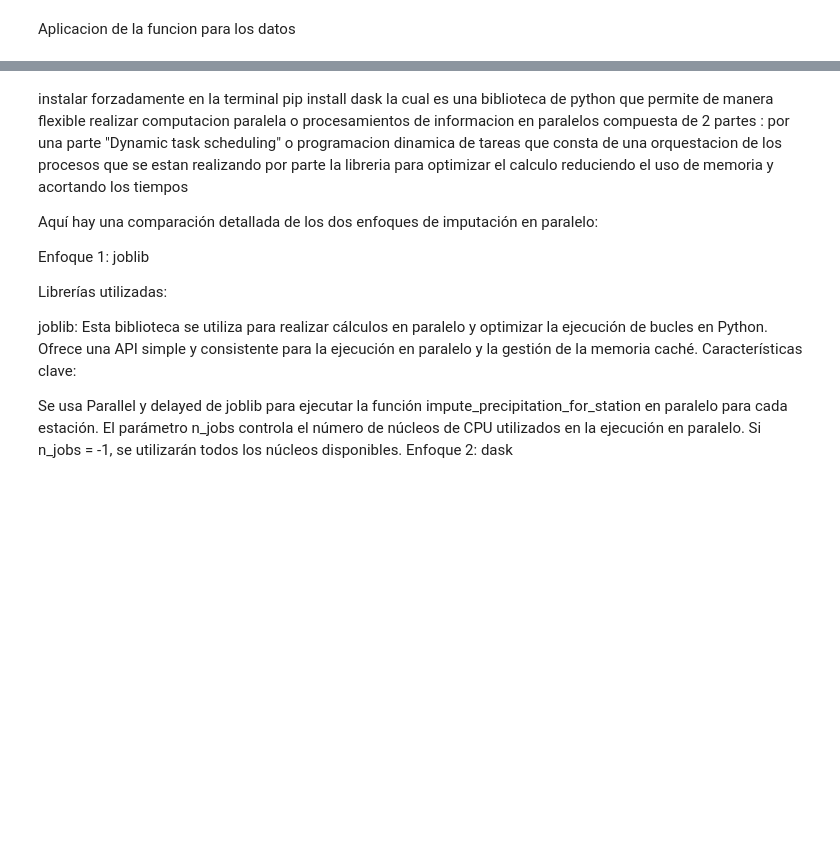
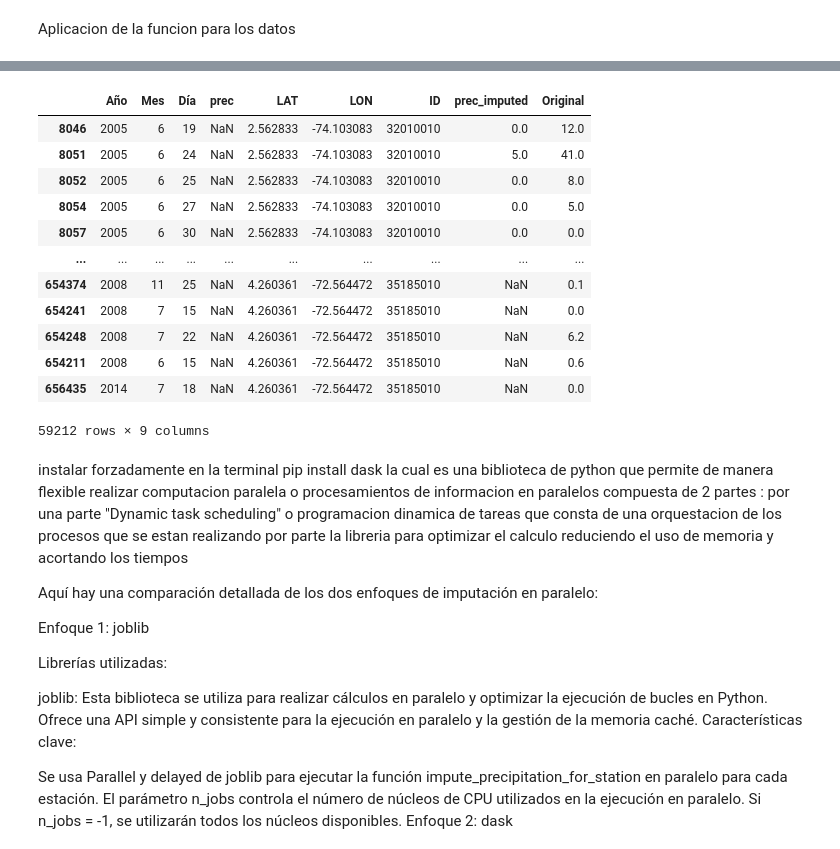
Before and after one commit to Ronaldoh99/Proyecto_mod_precipitacion, a Jupyter notebook: Codigos de Python/NoteNook_model_KNN.ipynb, the cells around one changed output, grey strips where cells are left out. Saved outputs shown, nothing was run; the diff lists cells and outputs as text; code cells hidden in the pictures; blank space fills up the shorter version.

```diff
--- a/Codigos de Python/NoteNook_model_KNN.ipynb
+++ b/Codigos de Python/NoteNook_model_KNN.ipynb
@@ -603,7 +664,7 @@ Si n_jobs=-1, se utilizarán todos los núcleos disponibles en tu computadora.
 El parámetro n_jobs controla el número de procesos en paralelo. Si n_jobs=-1,
 se utilizarán todos los núcleos disponibles en tu computadora.
 # %%
-def impute_precipitation_parallel(data, n_jobs=5):
+def impute_precipitation_parallel(data, n_jobs=-1):
     stations = data['ID'].unique()
     results = Parallel(n_jobs=n_jobs)(
         delayed(impute_precipitation_for_station)(data[data['ID'] == station]) for station in stations
@@ -615,2 +750,4 @@ data['Date'] = pd.to_datetime(data['Date'])
+# %%
+df_sin_original['ID'] = data['ID']
 # %% [markdown]
 Aplicacion de la funcion para los datos
@@ -616,0 +845,36 @@ Aplicacion de la funcion para los datos
+# %%
+from sklearn.impute import KNNImputer
+from joblib import Parallel, delayed
+import pandas as pd
+import numpy as np
+
+def impute_precipitation_for_station(station_data, n_neighbors=5):
+    # Asegúrate de que solo estás trabajando con las columnas relevantes
+    variables = ['Año', 'Mes', 'Día', 'LAT', 'LON', 'prec']
+    station_data = station_data[variables].copy()
+
+    # Imputación con KNN
+    imputer = KNNImputer(n_neighbors=n_neighbors)
+    station_data_imputed = imputer.fit_transform(station_data)
+
+    # Convertir los resultados imputados a un DataFrame y asignar nombres de columnas
+    station_data_imputed_df = pd.DataFrame(station_data_imputed, columns=variables)
+
+    return station_data_imputed_df
+
+def impute_precipitation_parallel(data, n_jobs=-1):
+    # Obtiene los IDs únicos de las estaciones
+    stations = data['ID'].unique()
+
+    # Proceso en paralelo para cada estación
+    results = Parallel(n_jobs=n_jobs)(
+        delayed(impute_precipitation_for_station)(data[data['ID'] == station], n_neighbors=5) for station in stations
+    )
+
+    # Concatena los resultados
+    imputed_data = pd.concat(results, ignore_index=True)
+
+    return imputed_data
+
+# Aplica la imputación en paralelo
+imputed_data = impute_precipitation_parallel(df_sin_original)
@@ -617,4 +922,4 @@ Aplicacion de la funcion para los datos
 # %%
-imputed_data = impute_precipitation_parallel(data)
+imputed_data = impute_precipitation_parallel(df_sin_original)
 print(imputed_data)
 # %% [output]
@@ -662,3 +1035,20 @@ memory usage: 30.0 MB
+# %%
+soloNAn=na_rows = imputed_data[imputed_data['prec'].isna()]
+soloNAn
+# %% [output]
+|  | Año | Mes | Día | prec | LAT | LON | ID | prec_imputed | Original |
+| 8046 | 2005 | 6 | 19 | NaN | 2.562833 | -74.103083 | 32010010 | 0.0 | 12.0 |
+| 8051 | 2005 | 6 | 24 | NaN | 2.562833 | -74.103083 | 32010010 | 5.0 | 41.0 |
+| 8052 | 2005 | 6 | 25 | NaN | 2.562833 | -74.103083 | 32010010 | 0.0 | 8.0 |
+| 8054 | 2005 | 6 | 27 | NaN | 2.562833 | -74.103083 | 32010010 | 0.0 | 5.0 |
+| 8057 | 2005 | 6 | 30 | NaN | 2.562833 | -74.103083 | 32010010 | 0.0 | 0.0 |
+| ... | ... | ... | ... | ... | ... | ... | ... | ... | ... |
+| 654374 | 2008 | 11 | 25 | NaN | 4.260361 | -72.564472 | 35185010 | NaN | 0.1 |
+| 654241 | 2008 | 7 | 15 | NaN | 4.260361 | -72.564472 | 35185010 | NaN | 0.0 |
+| 654248 | 2008 | 7 | 22 | NaN | 4.260361 | -72.564472 | 35185010 | NaN | 6.2 |
+| 654211 | 2008 | 6 | 15 | NaN | 4.260361 | -72.564472 | 35185010 | NaN | 0.6 |
+| 656435 | 2014 | 7 | 18 | NaN | 4.260361 | -72.564472 | 35185010 | NaN | 0.0 |
+59212 rows × 9 columns
 # %% [markdown]
 instalar forzadamente en la terminal pip install dask
 la cual es una biblioteca de python que permite de manera flexible
```
Also changed, not shown: parts of 41 cells of this notebook.
